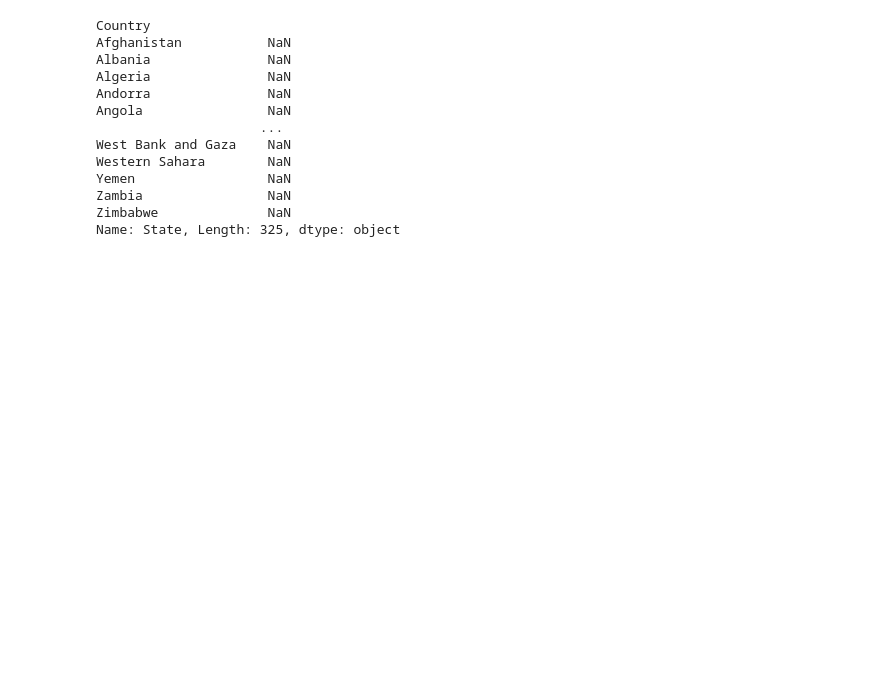
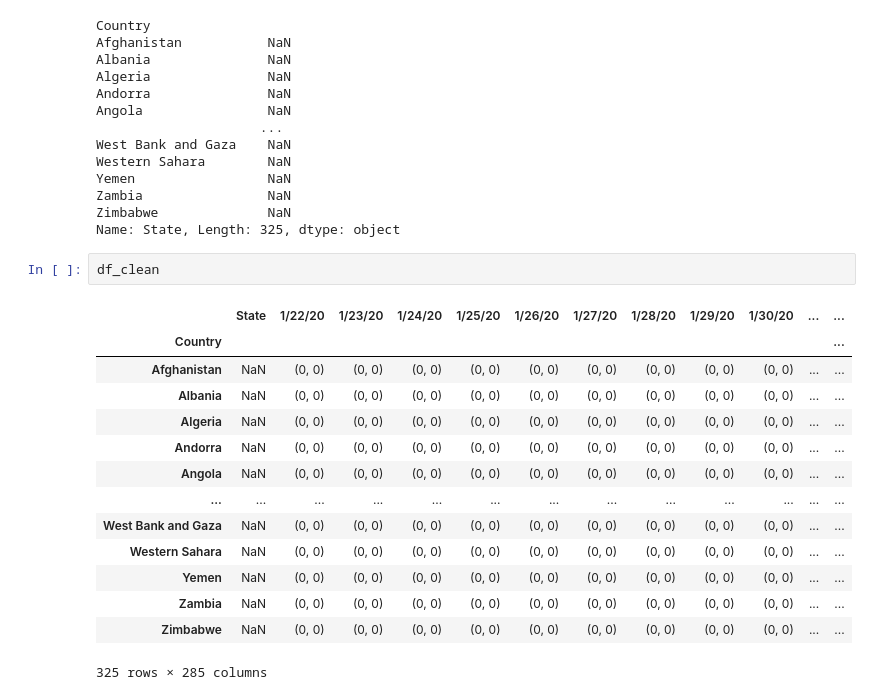
Before and after one commit to Scoowy/PythonLuisa, a Jupyter notebook: proyecto-final-a-lfbermeo-main/notes/ExtraccionDatos.ipynb, the cells around one changed output. Drawn from its saved outputs; the diff is of its cells as text; blank space fills up the shorter version.

```diff
--- a/proyecto-final-a-lfbermeo-main/notes/ExtraccionDatos.ipynb
+++ b/proyecto-final-a-lfbermeo-main/notes/ExtraccionDatos.ipynb
@@ -218,3 +218,20 @@ Yemen                 NaN
 Zambia                NaN
 Zimbabwe              NaN
 Name: State, Length: 325, dtype: object
+# %%
+df_clean
+# %% [output]
+|  | State | 1/22/20 | 1/23/20 | 1/24/20 | 1/25/20 | 1/26/20 | 1/27/20 | 1/28/20 | 1/29/20 | 1/30/20 | ... | ... |
+| Country |  |  |  |  |  |  |  |  |  |  |  | ... |
+| Afghanistan | NaN | (0, 0) | (0, 0) | (0, 0) | (0, 0) | (0, 0) | (0, 0) | (0, 0) | (0, 0) | (0, 0) | ... | ... |
+| Albania | NaN | (0, 0) | (0, 0) | (0, 0) | (0, 0) | (0, 0) | (0, 0) | (0, 0) | (0, 0) | (0, 0) | ... | ... |
+| Algeria | NaN | (0, 0) | (0, 0) | (0, 0) | (0, 0) | (0, 0) | (0, 0) | (0, 0) | (0, 0) | (0, 0) | ... | ... |
+| Andorra | NaN | (0, 0) | (0, 0) | (0, 0) | (0, 0) | (0, 0) | (0, 0) | (0, 0) | (0, 0) | (0, 0) | ... | ... |
+| Angola | NaN | (0, 0) | (0, 0) | (0, 0) | (0, 0) | (0, 0) | (0, 0) | (0, 0) | (0, 0) | (0, 0) | ... | ... |
+| ... | ... | ... | ... | ... | ... | ... | ... | ... | ... | ... | ... | ... |
+| West Bank and Gaza | NaN | (0, 0) | (0, 0) | (0, 0) | (0, 0) | (0, 0) | (0, 0) | (0, 0) | (0, 0) | (0, 0) | ... | ... |
+| Western Sahara | NaN | (0, 0) | (0, 0) | (0, 0) | (0, 0) | (0, 0) | (0, 0) | (0, 0) | (0, 0) | (0, 0) | ... | ... |
+| Yemen | NaN | (0, 0) | (0, 0) | (0, 0) | (0, 0) | (0, 0) | (0, 0) | (0, 0) | (0, 0) | (0, 0) | ... | ... |
+| Zambia | NaN | (0, 0) | (0, 0) | (0, 0) | (0, 0) | (0, 0) | (0, 0) | (0, 0) | (0, 0) | (0, 0) | ... | ... |
+| Zimbabwe | NaN | (0, 0) | (0, 0) | (0, 0) | (0, 0) | (0, 0) | (0, 0) | (0, 0) | (0, 0) | (0, 0) | ... | ... |
+325 rows × 285 columns
```
Also changed, not shown: parts of 11 cells of this notebook, 6 other files.
